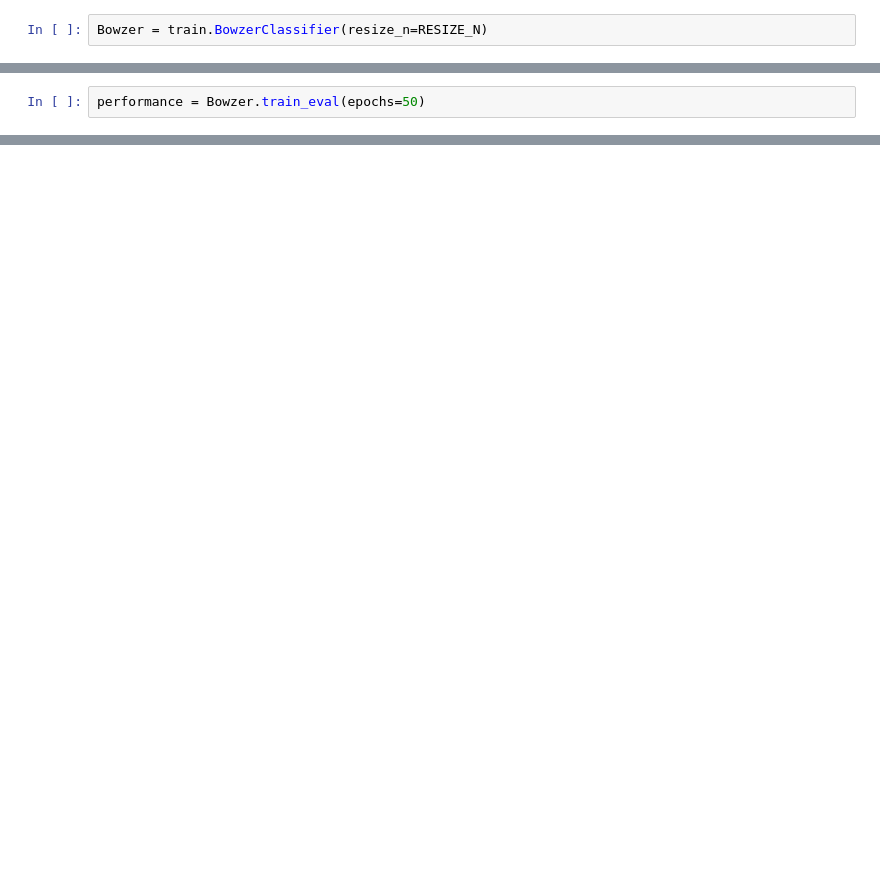
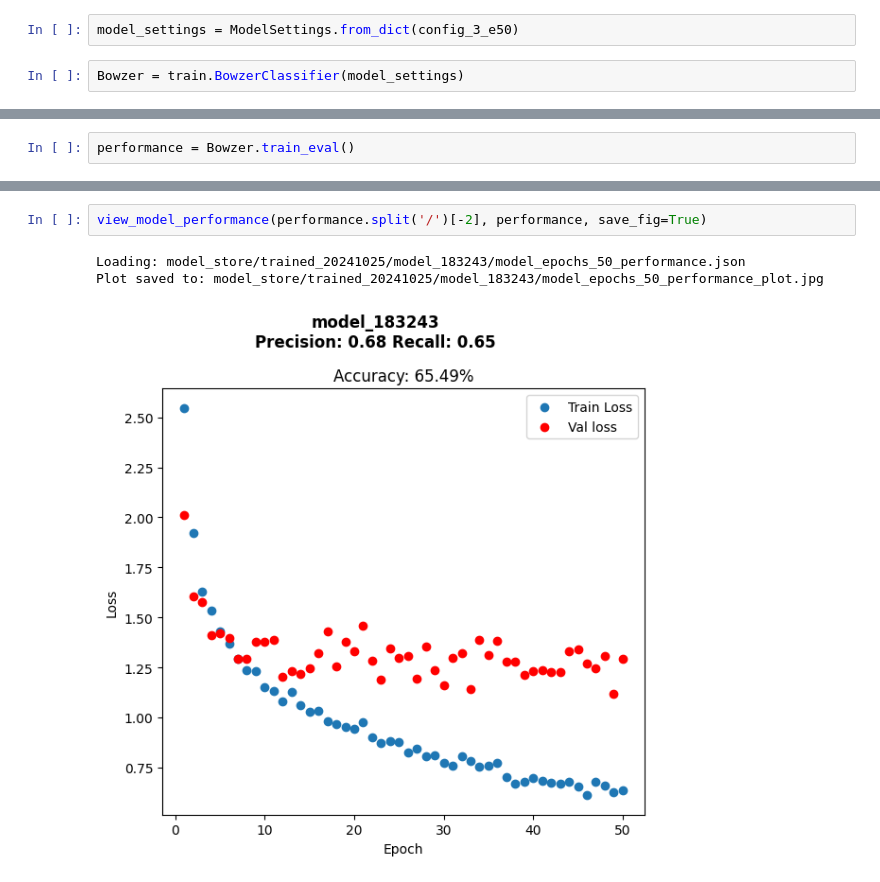
Before and after one commit to kqualben/bowser, a Jupyter notebook: train_notebook.ipynb, the cells around one changed output, grey strips where cells are left out. Saved outputs shown, nothing was run; the diff lists cells and outputs as text; blank space fills up the shorter version.

```diff
--- a/train_notebook.ipynb
+++ b/train_notebook.ipynb
@@ -4,4 +6,6 @@ from bowzer.constants import RESIZE_N
+# %%
+model_settings = ModelSettings.from_dict(config_3_e50)
 # %%
-Bowzer = train.BowzerClassifier(resize_n=RESIZE_N)
+Bowzer = train.BowzerClassifier(model_settings)
 # %% [output]
 Running on device: cuda
@@ -8,3 +13,3 @@ Running on device: cuda
 # %%
-performance = Bowzer.train_eval(epochs=50)
+performance = Bowzer.train_eval()
 # %% [output]
@@ -28,0 +35,6 @@ File saved to: model_store/trained_20241023/model_163515/model_epochs_50_perform
+# %%
+view_model_performance(performance.split('/')[-2], performance, save_fig=True)
+# %% [output]
+Loading: model_store/trained_20241025/model_183243/model_epochs_50_performance.json
+Plot saved to: model_store/trained_20241025/model_183243/model_epochs_50_performance_plot.jpg
+[figure, added]
```
Also changed, not shown: parts of 3 cells of this notebook.
